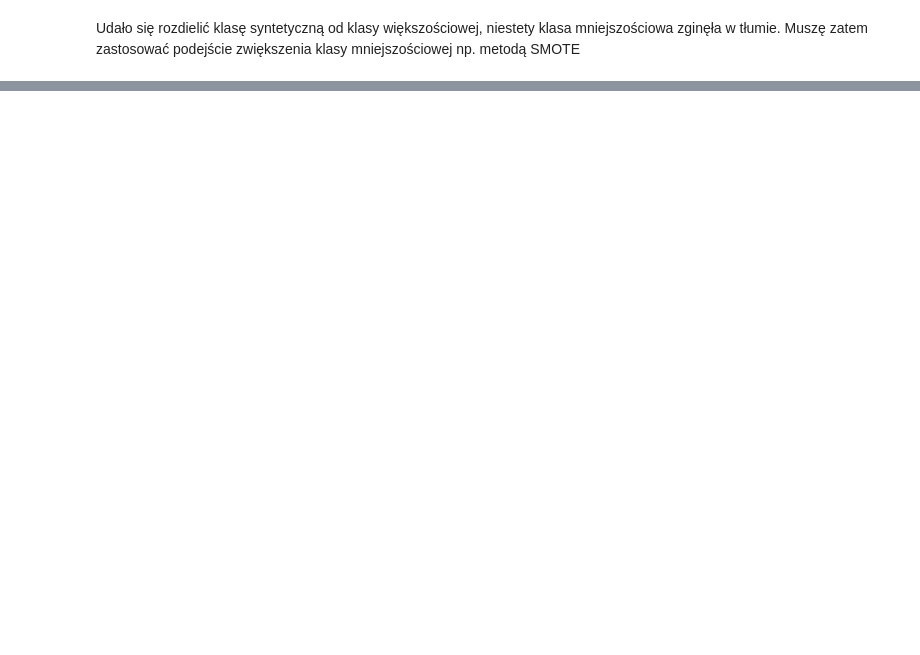
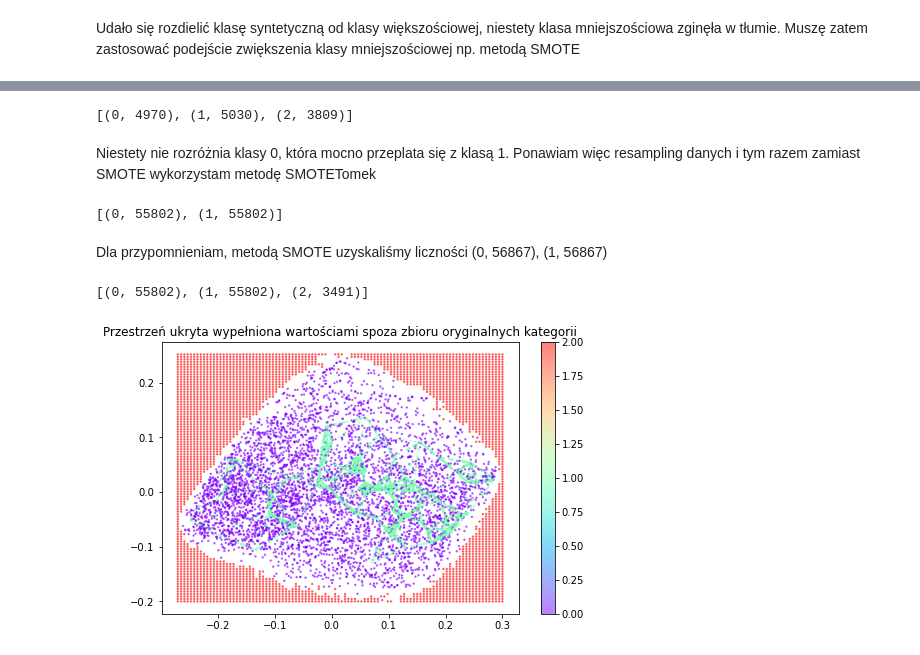
Before and after one commit to krisz17/latent_layer_SVM_classifier, a Jupyter notebook: autoenkoder_for_fraud.ipynb, the cells around one changed output, grey strips where cells are left out. Saved outputs shown, nothing was run; the diff lists cells and outputs as text; code cells hidden in the pictures; blank space fills up the shorter version.

Commit message:
dorzucenie roznych technik resamplingu oraz doboru hiperparametrow

```diff
--- a/autoenkoder_for_fraud.ipynb
+++ b/autoenkoder_for_fraud.ipynb
@@ -539,0 +610,56 @@ Udało się rozdielić klasę syntetyczną od klasy większościowej, niestety k
+# %%
+print(sorted(Counter(cat_labels).items()))
+# %% [output]
+[(0, 4970), (1, 5030), (2, 3809)]
+# %% [markdown]
+Niestety nie rozróżnia klasy 0, która mocno przeplata się z klasą 1. Ponawiam więc resampling danych i tym razem zamiast SMOTE wykorzystam metodę SMOTETomek
+# %%
+from imblearn.combine import SMOTETomek
+
+stom = SMOTETomek(random_state=128262)
+X_resampled_ST, y_resampled_ST = stom.fit_resample(X_reduced, y_svm)
+
+print(sorted(Counter(y_resampled_ST).items()))
+# %% [output]
+[(0, 55802), (1, 55802)]
+# %% [markdown]
+Dla przypomnieniam, metodą SMOTE uzyskaliśmy liczności (0, 56867), (1, 56867)
+# %%
+# ponawiam ćwiczenie z wygenerowaniem zmienych syntetycznych. Ponownie zwiększam odległość od danych rzeczywistych
+
+from scipy.spatial import distance
+# ponawiam generowanie zmiennej syntetycznej
+dist_matrix_SMOTETomek = distance.cdist(fill_grid,X_resampled_ST).min(axis=1)
+fill_grid_SMOTETomek = fill_grid[dist_matrix_SMOTETomek>0.005] # zwiększam żeby odseparować od danych
+
+X_SMOTETomek = np.concatenate((X_resampled_ST, fill_grid_SMOTETomek), axis = 0)
+y_SMOTETomek = np.concatenate((y_resampled_ST, np.array(np.ones_like(range(len(fill_grid_SMOTETomek)))*2)), axis=0)
+
+print(sorted(Counter(y_SMOTETomek).items()))
+# %% [output]
+[(0, 55802), (1, 55802), (2, 3491)]
+# %%
+n_to_show = 10000
+figsize = 8
+
+example_idx = np.random.choice(range(len(X_resampled_ST)), n_to_show)
+example_idx = list(map(int,example_idx))
+
+example_dta_s = X_resampled_ST[example_idx]
+example_labels = [y_resampled_ST[x] for x in example_idx]
+
+fill_labels = np.array( np.ones_like(range(len(fill_grid_SMOTETomek)))*2)
+
+plot_set = np.concatenate((example_dta_s, fill_grid_SMOTETomek), axis=0)
+cat_labels = np.concatenate((example_labels, fill_labels), axis = 0)
+
+
+plt.figure(figsize=(8, 5))
+plt.scatter(plot_set[:, 0] , plot_set[:, 1] , cmap='rainbow' , c= cat_labels
+            , alpha=0.5, s=2)
+plt.colorbar()
+plt.title("Przestrzeń ukryta wypełniona wartościami spoza zbioru oryginalnych kategorii")
+
+plt.savefig("SMOTETomek_latent_space.png", format='png', dpi=300, facecolor="White")
+# %% [output]
+[figure, added]
```
Also changed, not shown: parts of 12 cells of this notebook, 1 other file.
